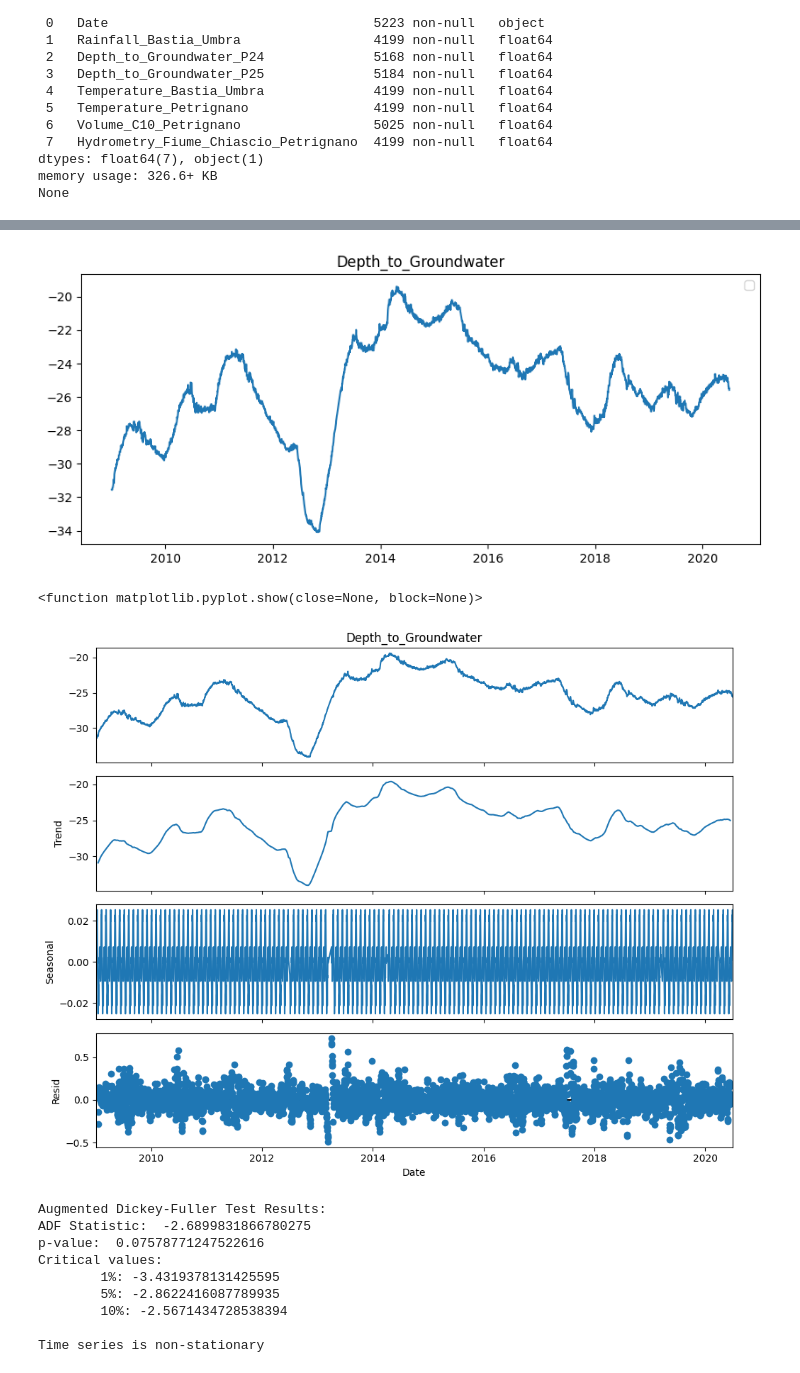
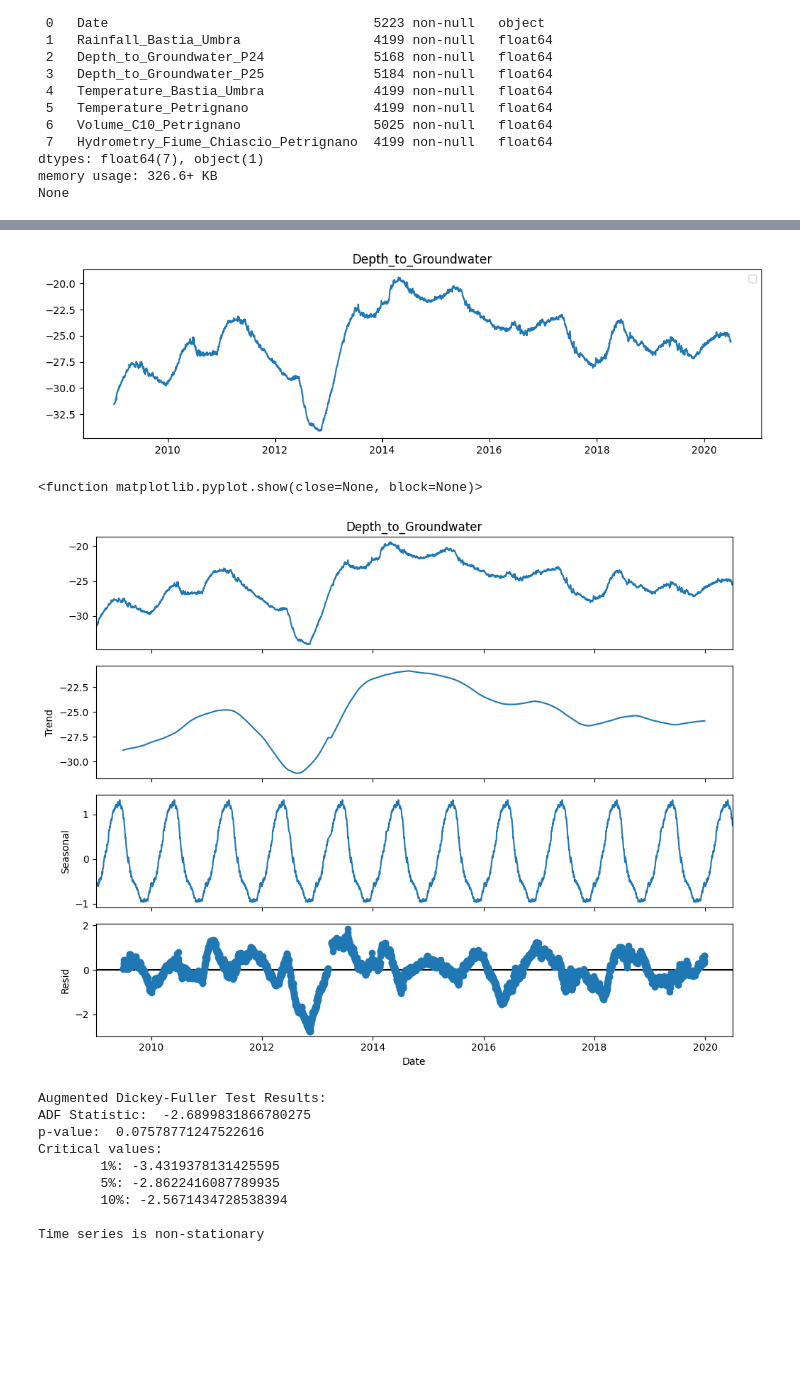
Before and after one commit to 4GeeksAcademy/remelop_Time_Series_Project, a Jupyter notebook: src/Time_Series_Project.ipynb, the cells around one changed output, grey strips where cells are left out. Drawn from its saved outputs; the diff is of its cells as text; code cells hidden in the pictures; blank space fills up the shorter version.

```diff
--- a/src/Time_Series_Project.ipynb
+++ b/src/Time_Series_Project.ipynb
@@ -101,5 +100,6 @@ data_c.columns= ['Date', 'Rainfall', 'Volume',	'Hydrometry',	'Depth_to_Groundwat
+# %%
+ts = data_c[['Date', 'Depth_to_Groundwater']]
 # %%
 # Changing the format to the 'Date' column
-data_c['Date'] = pd.to_datetime(data_c['Date'], format = '%d/%m/%Y')
-data_c = data_c.set_index('Date')
-data_c.head()
+ts['Date'] = pd.to_datetime(ts['Date'], format = '%d/%m/%Y')
+ts = ts.set_index('Date')
@@ -114,14 +114,15 @@ data_c.head()
 # %%
 # Plot training and forecast
-plt.figure(figsize=(10,4))
-plt.plot(data_c['Depth_to_Groundwater'])
+plt.figure(figsize=(12,3))
+plt.plot(ts['Depth_to_Groundwater'])
 plt.title('Depth_to_Groundwater')
 plt.legend()
 plt.show()
 # %% [output]
-[figure, old version]
+[figure, new version]
 # %%
-decomposition = seasonal_decompose(data_c['Depth_to_Groundwater'], model='additive', period = 30)
+# Time Series Decomposition
+decomposition = seasonal_decompose(ts['Depth_to_Groundwater'], model='additive', period = 360)
 fig = decomposition.plot()
 fig.set_size_inches(10, 8)
 plt.xlabel("Date")
@@ -129,5 +130,5 @@ plt.tight_layout()
 plt.show
 # %% [output]
 <function matplotlib.pyplot.show(close=None, block=None)>
-[figure, old version]
+[figure, new version]
 # %%
```
Also changed, not shown: parts of 18 cells of this notebook.
